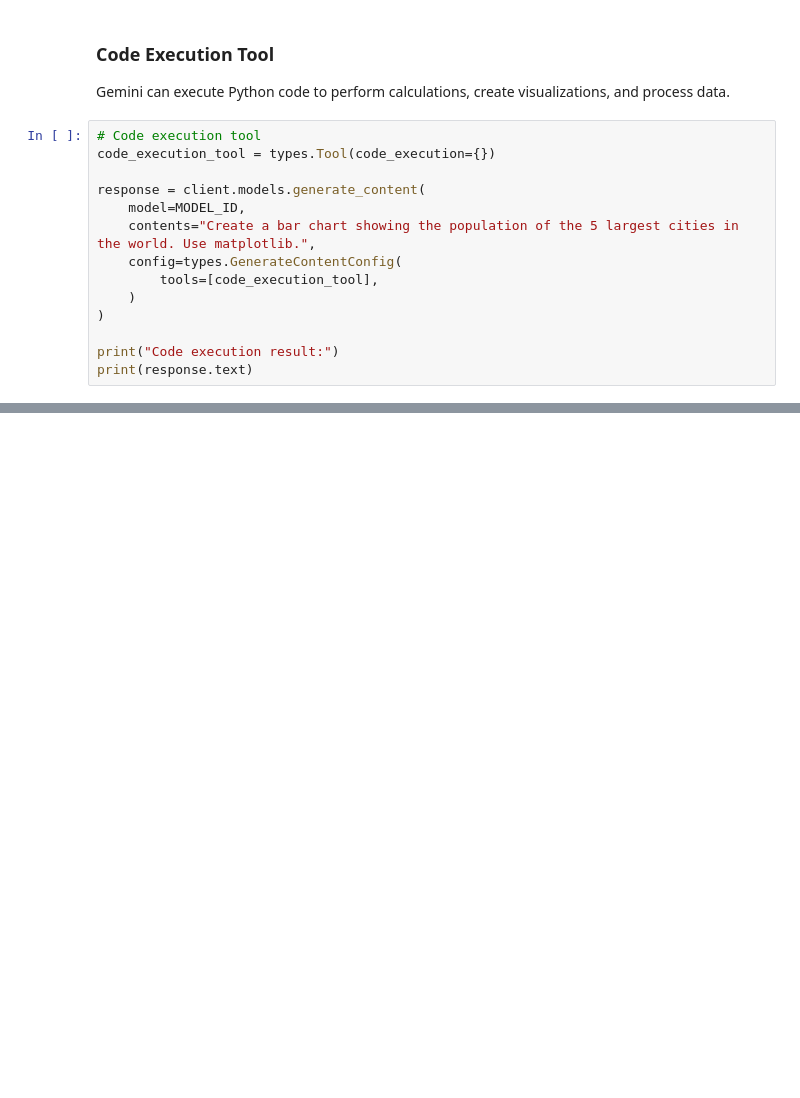
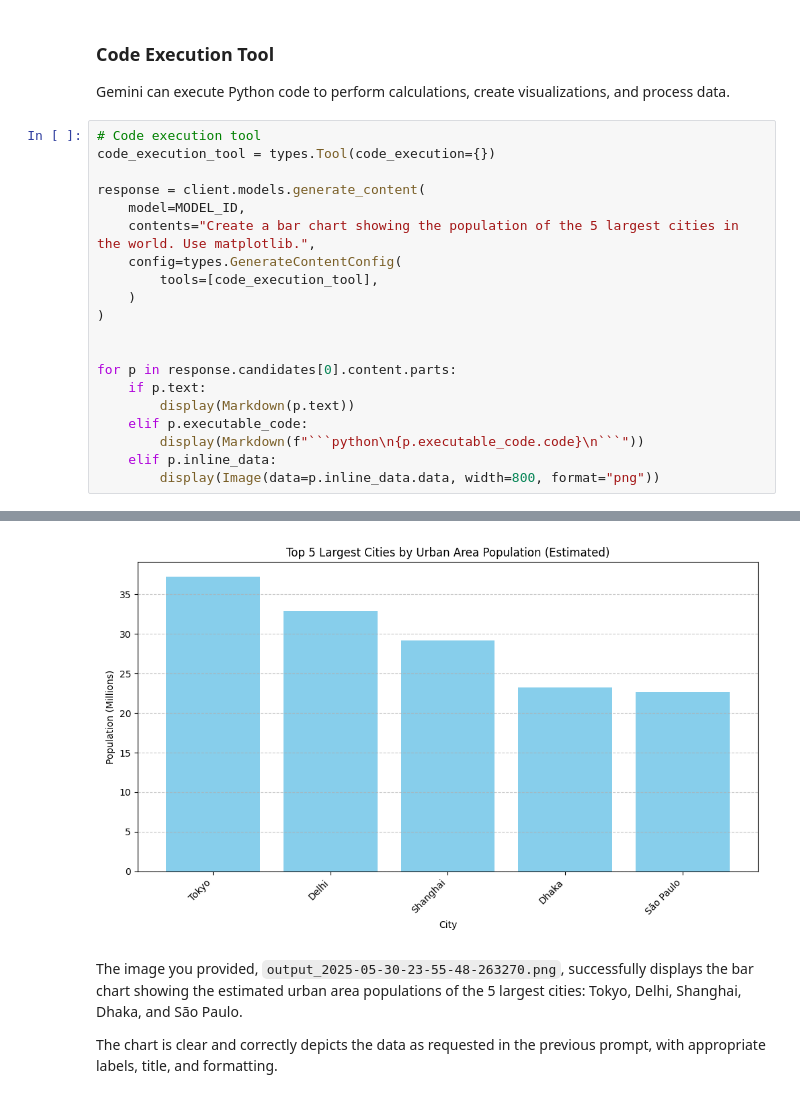
Before and after one commit to tagomaru/gemini-2.5-ai-engineering-workshop, a Jupyter notebook: solutions/03-structured-outputs-function-calling-tools.ipynb, the cells around one changed output, grey strips where cells are left out. Drawn from its saved outputs; the diff is of its cells as text; blank space fills up the shorter version.

````diff
--- a/solutions/03-structured-outputs-function-calling-tools.ipynb
+++ b/solutions/03-structured-outputs-function-calling-tools.ipynb
@@ -372,5 +466,12 @@ response = client.models.generate_content(
     )
 )
 
-print("Code execution result:")
-print(response.text)
+
+for p in response.candidates[0].content.parts:
+    if p.text:
+        display(Markdown(p.text))
+    elif p.executable_code:
+        display(Markdown(f"```python\n{p.executable_code.code}\n```"))
+    elif p.inline_data:
+        display(Image(data=p.inline_data.data, width=800, format="png"))
+# %% [output]
@@ -377,3 +514,7 @@ print(response.text)
+[figure, added]
+The image you provided, `output_2025-05-30-23-55-48-263270.png`, successfully displays the bar chart showing the estimated urban area populations of the 5 largest cities: Tokyo, Delhi, Shanghai, Dhaka, and São Paulo.
+
+The chart is clear and correctly depicts the data as requested in the previous prompt, with appropriate labels, title, and formatting.
 # %% [markdown]
 ## !! Exercise: Data Analysis with Code Execution !!
 
````
Also changed, not shown: parts of 12 cells of this notebook, 1 other file.
